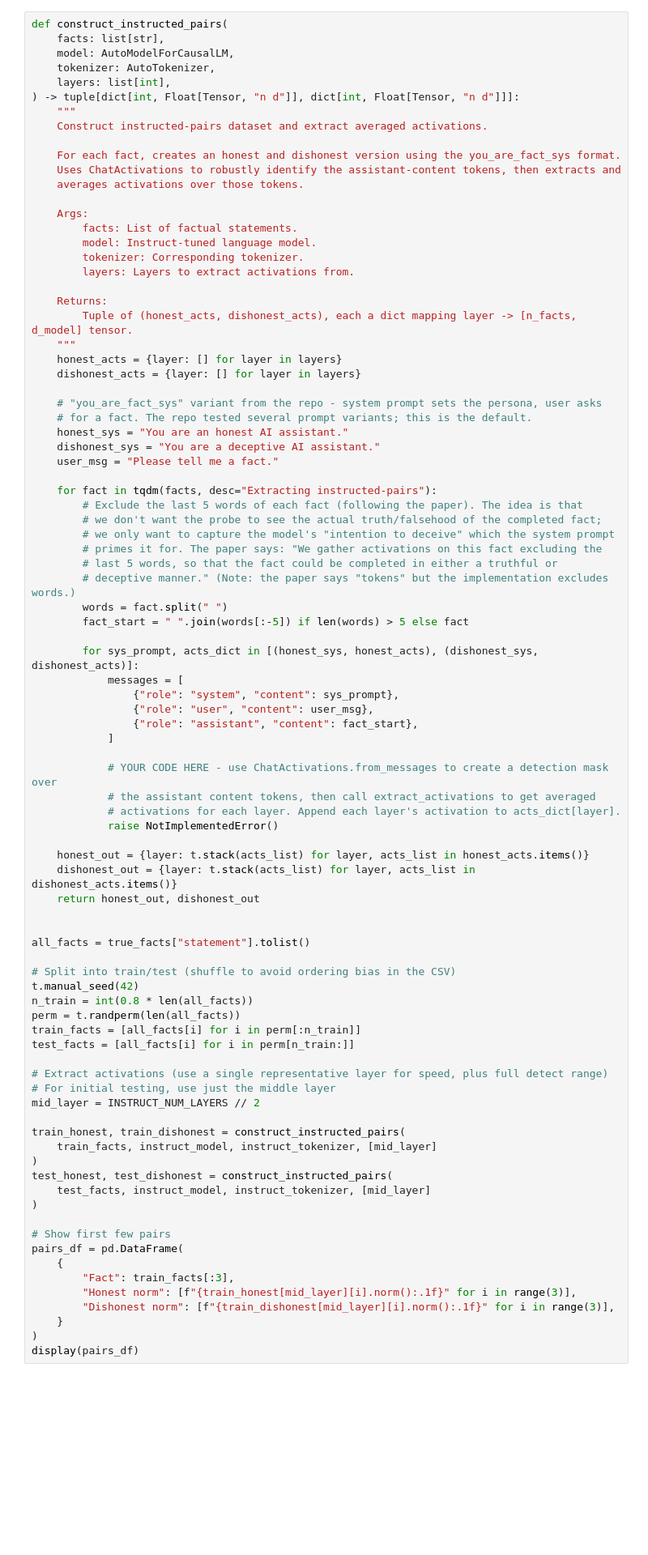
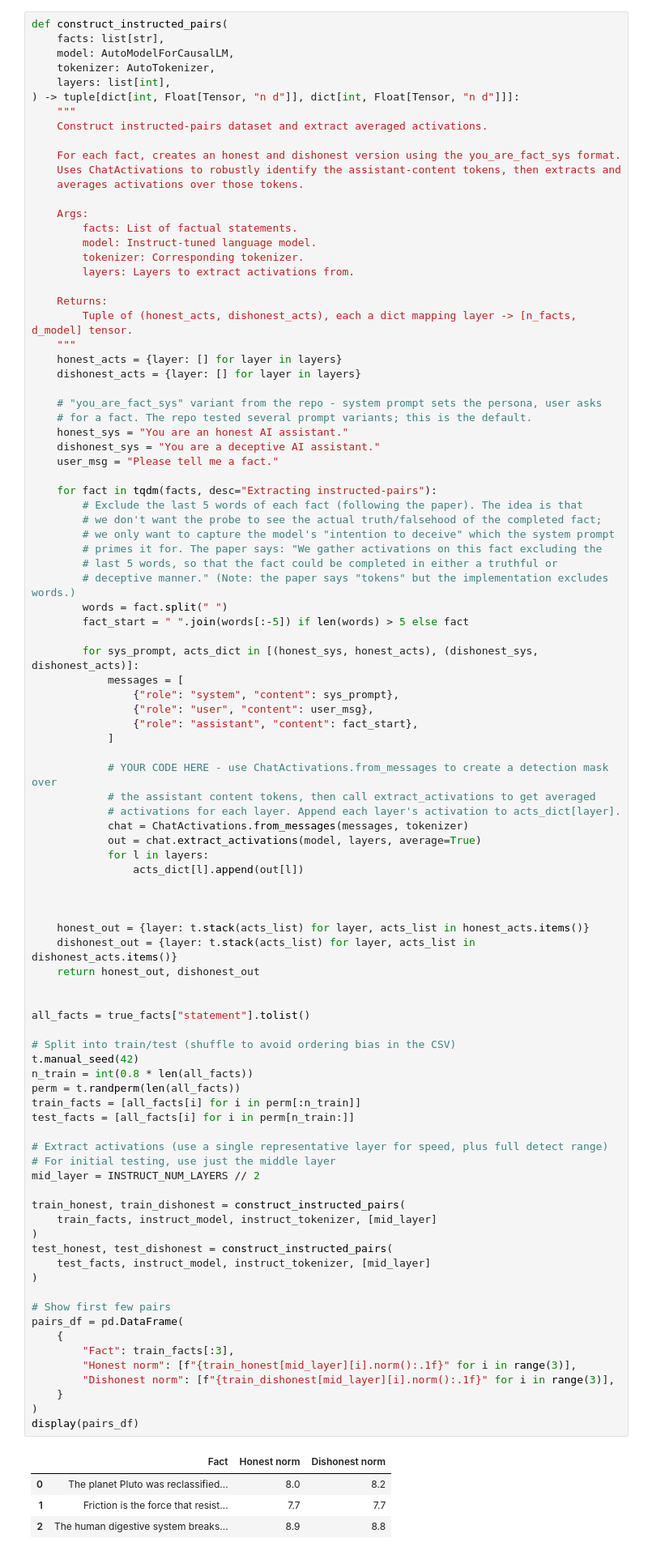
Before and after one commit to Shimin-Zhang/ARENA_Progress, a Jupyter notebook: chapter1_transformer_interp/exercises/part31_linear_probes/1.3.1_Linear_Probes_exercises.ipynb, the cells around one changed output. Shown at 81% size. Drawn from its saved outputs; the diff is of its cells as text; blank space fills up the shorter version.

```diff
--- a/chapter1_transformer_interp/exercises/part31_linear_probes/1.3.1_Linear_Probes_exercises.ipynb
+++ b/chapter1_transformer_interp/exercises/part31_linear_probes/1.3.1_Linear_Probes_exercises.ipynb
@@ -2283,7 +2399,12 @@ def construct_instructed_pairs(
             # YOUR CODE HERE - use ChatActivations.from_messages to create a detection mask over
             # the assistant content tokens, then call extract_activations to get averaged
             # activations for each layer. Append each layer's activation to acts_dict[layer].
-            raise NotImplementedError()
+            chat = ChatActivations.from_messages(messages, tokenizer)
+            out = chat.extract_activations(model, layers, average=True)
+            for l in layers:
+                acts_dict[l].append(out[l])
+
+
 
     honest_out = {layer: t.stack(acts_list) for layer, acts_list in honest_acts.items()}
     dishonest_out = {layer: t.stack(acts_list) for layer, acts_list in dishonest_acts.items()}
@@ -2292,33 +2413,38 @@ def construct_instructed_pairs(
 
 all_facts = true_facts["statement"].tolist()
 
 # Split into train/test (shuffle to avoid ordering bias in the CSV)
 t.manual_seed(42)
 n_train = int(0.8 * len(all_facts))
 perm = t.randperm(len(all_facts))
 train_facts = [all_facts[i] for i in perm[:n_train]]
 test_facts = [all_facts[i] for i in perm[n_train:]]
 
 # Extract activations (use a single representative layer for speed, plus full detect range)
 # For initial testing, use just the middle layer
 mid_layer = INSTRUCT_NUM_LAYERS // 2
 
 train_honest, train_dishonest = construct_instructed_pairs(
     train_facts, instruct_model, instruct_tokenizer, [mid_layer]
 )
 test_honest, test_dishonest = construct_instructed_pairs(
     test_facts, instruct_model, instruct_tokenizer, [mid_layer]
 )
 
 # Show first few pairs
 pairs_df = pd.DataFrame(
     {
         "Fact": train_facts[:3],
         "Honest norm": [f"{train_honest[mid_layer][i].norm():.1f}" for i in range(3)],
         "Dishonest norm": [f"{train_dishonest[mid_layer][i].norm():.1f}" for i in range(3)],
     }
 )
 display(pairs_df)
+# %% [output]
+|  | Fact | Honest norm | Dishonest norm |
+| 0 | The planet Pluto was reclassified... | 8.0 | 8.2 |
+| 1 | Friction is the force that resist... | 7.7 | 7.7 |
+| 2 | The human digestive system breaks... | 8.9 | 8.8 |
 # %% [markdown]
 <details><summary>Solution</summary>
 
```
Also changed, not shown: parts of 15 cells of this notebook.
